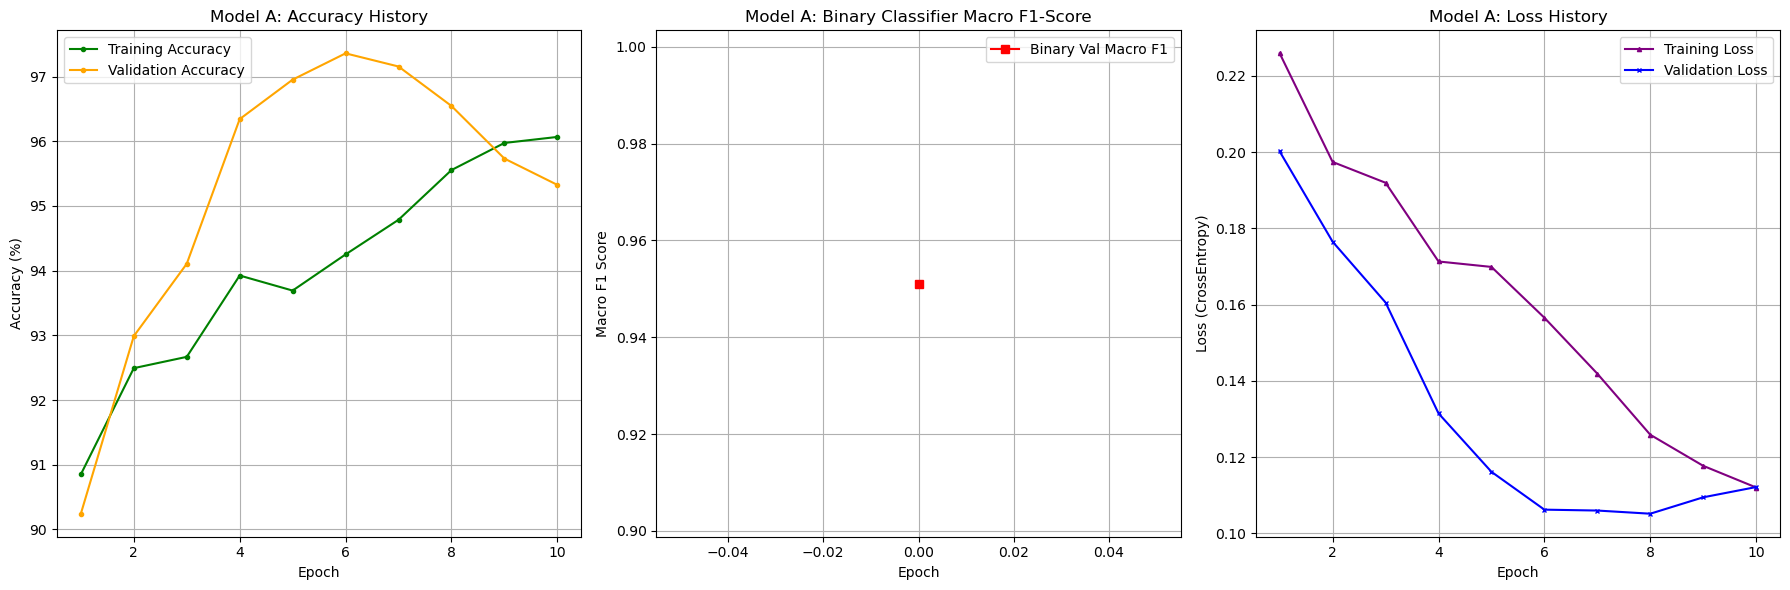
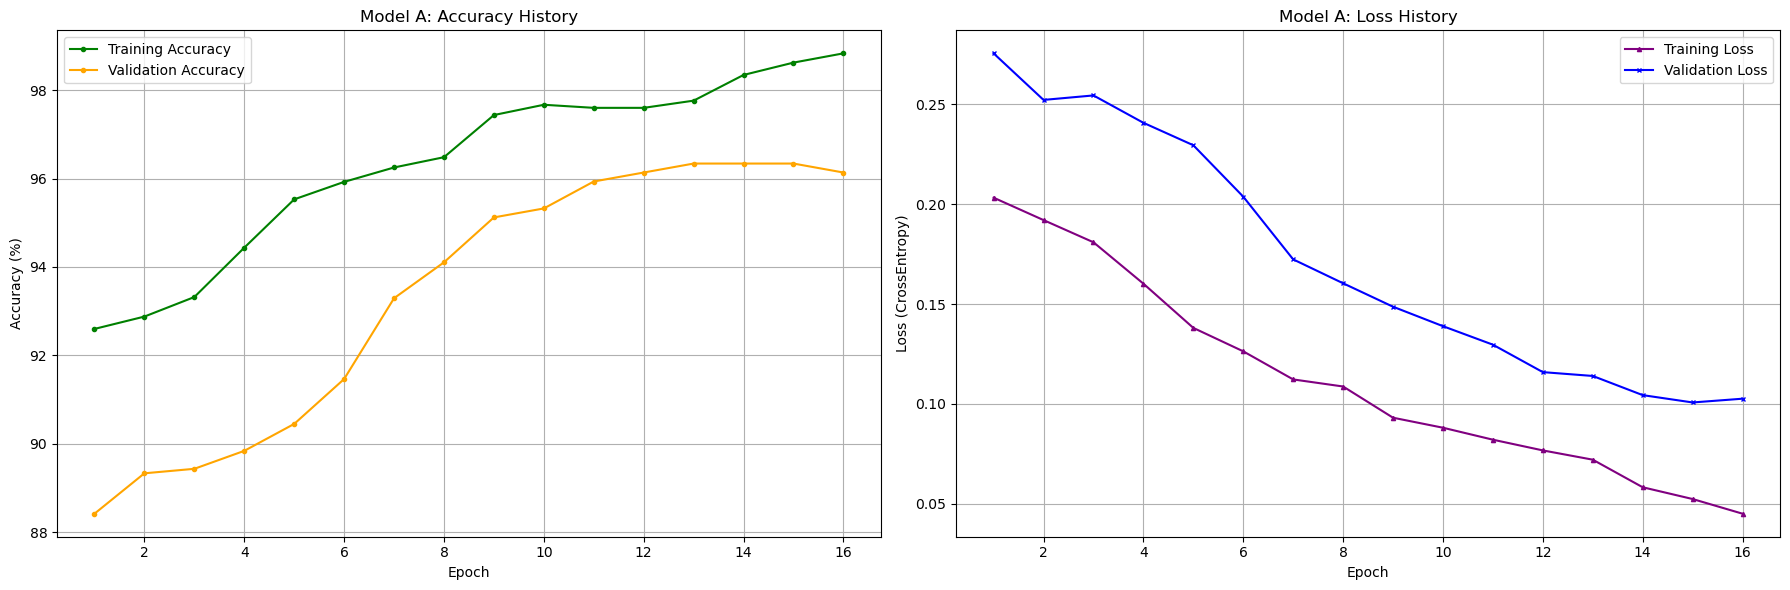
The change to this notebook cell's code, shown as a diff; its figure went from the first image to the second:
--- before
+++ after
@@ -19,5 +19,5 @@
 
 # 1. ACCURACY PLOT: Training vs. Validation
-plt.subplot(1, 3, 1) 
+plt.subplot(1, 2, 1) 
 plt.plot(epochs_run, smooth_train_acc, label='Training Accuracy', color='green', marker='o', markersize=3)
 plt.plot(epochs_run, smooth_val_acc, label='Validation Accuracy', color='orange', marker='o', markersize=3)
@@ -28,15 +28,6 @@
 plt.legend()
 
-# 2. F1-SCORE PLOT (Validation Only)
-plt.subplot(1, 3, 2)
-plt.plot(binary_f1_score, label='Binary Val Macro F1', color='red', marker='s')
-plt.title('Model A: Binary Classifier Macro F1-Score')
-plt.xlabel('Epoch')
-plt.ylabel('Macro F1 Score')
-plt.grid(True)
-plt.legend()
-
-# 3. LOSS PLOT: Training vs. Validation
-plt.subplot(1, 3, 3) 
+# 2. LOSS PLOT: Training vs. Validation
+plt.subplot(1, 2,2) 
 plt.plot(epochs_run, smooth_train_loss, label='Training Loss', color='purple', marker='^', markersize=3)
 plt.plot(epochs_run, smooth_val_loss, label='Validation Loss', color='blue', marker='x', markersize=3) 

Commit: update new version